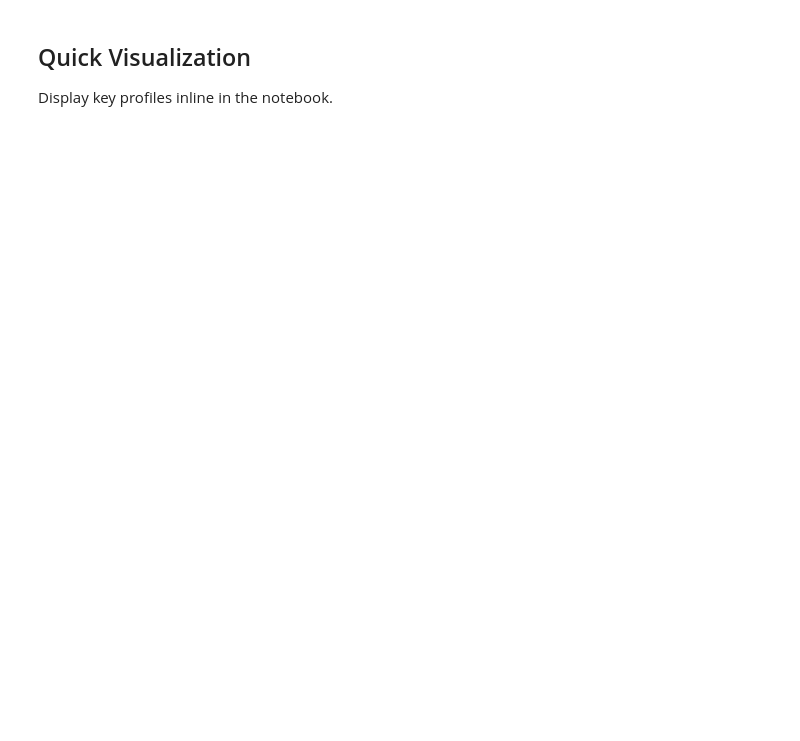
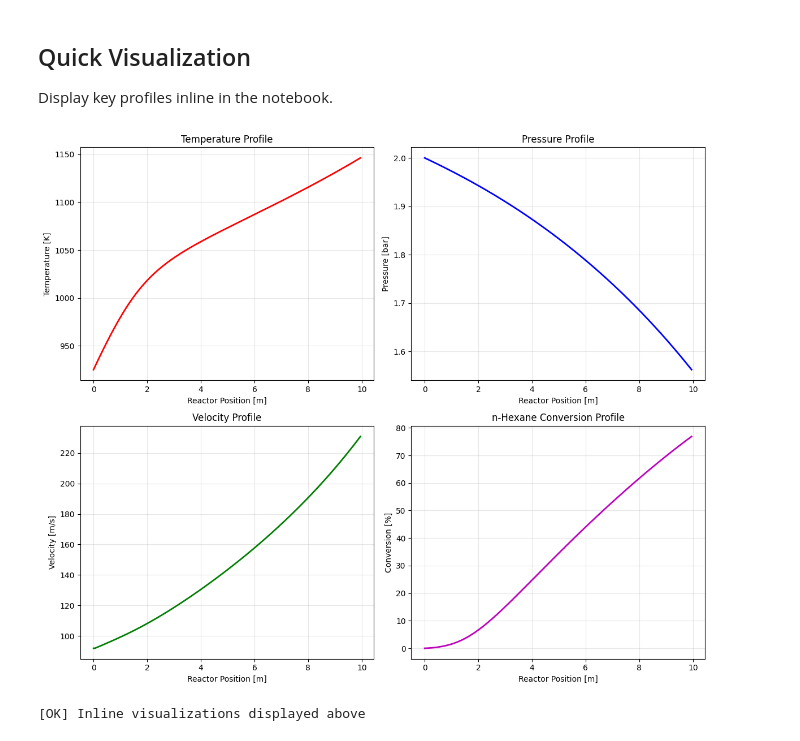
Before and after one commit to karefyllidis/PlugFlowML, a Jupyter notebook: run_pfr.ipynb, the cells around one changed output. Saved outputs shown, nothing was run; the diff lists cells and outputs as text; code cells hidden in the pictures; blank space fills up the shorter version.

```diff
--- a/run_pfr.ipynb
+++ b/run_pfr.ipynb
@@ -66,7 +74,7 @@ for key, info in database['reactants'].items():
 print("-" * 60)
 
 # Set reactant here (change this to select different reactant)
-REACTANT_KEY = 'ethane'  # Options: 'ethane', 'propane', 'naphtha', 'n-hexane'
+REACTANT_KEY = 'n-hexane'  # Options: 'ethane', 'propane', 'naphtha', 'n-hexane'
 
 if REACTANT_KEY not in database['reactants']:
     print(f"\n[ERROR] Reactant '{REACTANT_KEY}' not found!")
@@ -190,31 +292,52 @@ axes[0, 0].set_xlabel('Reactor Position [m]')
 axes[0, 0].set_ylabel('Temperature [K]')
 axes[0, 0].set_title('Temperature Profile')
 axes[0, 0].grid(True, alpha=0.3)
 
 # Pressure profile
 axes[0, 1].plot(states1.z, states1.P/1e5, 'b-', linewidth=2)
 axes[0, 1].set_xlabel('Reactor Position [m]')
 axes[0, 1].set_ylabel('Pressure [bar]')
 axes[0, 1].set_title('Pressure Profile')
 axes[0, 1].grid(True, alpha=0.3)
 
 # Velocity profile
 axes[1, 0].plot(states1.z, states1.velocity, 'g-', linewidth=2)
 axes[1, 0].set_xlabel('Reactor Position [m]')
 axes[1, 0].set_ylabel('Velocity [m/s]')
 axes[1, 0].set_title('Velocity Profile')
 axes[1, 0].grid(True, alpha=0.3)
 
 # Reactant conversion
-reactant_mass_frac = states1[reactant_info['feed_species']].Y
+# Get species index - handle species name format (may have :1 suffix)
+feed_species = reactant_info['feed_species']
+# Remove :1 suffix if present (format from database vs mechanism)
+species_name = feed_species.split(':')[0] if ':' in feed_species else feed_species
+
+try:
+    species_idx = gas.species_index(species_name)
+except:
+    # Fallback: search for species by partial match
+    species_idx = None
+    for i, species in enumerate(gas.species_names):
+        if species_name in species or reactant_info['name'].lower() in species.lower():
+            species_idx = i
+            break
+    if species_idx is None:
+        raise ValueError(f"Could not find species: {feed_species} (tried: {species_name})")
+
+# Access mass fractions from SolutionArray using 2D indexing: states1.Y[:, species_idx]
+reactant_mass_frac = states1.Y[:, species_idx]
 conversion_profile = (1 - reactant_mass_frac / reactant_mass_frac[0]) * 100
 axes[1, 1].plot(states1.z, conversion_profile, 'm-', linewidth=2)
 axes[1, 1].set_xlabel('Reactor Position [m]')
 axes[1, 1].set_ylabel('Conversion [%]')
 axes[1, 1].set_title(f'{reactant_info["name"]} Conversion Profile')
 axes[1, 1].grid(True, alpha=0.3)
 
 plt.tight_layout()
 plt.show()
 
 print("\n[OK] Inline visualizations displayed above")
+# %% [output]
+[figure, added]
+[OK] Inline visualizations displayed above
```
Also changed, not shown: parts of 8 cells of this notebook.
